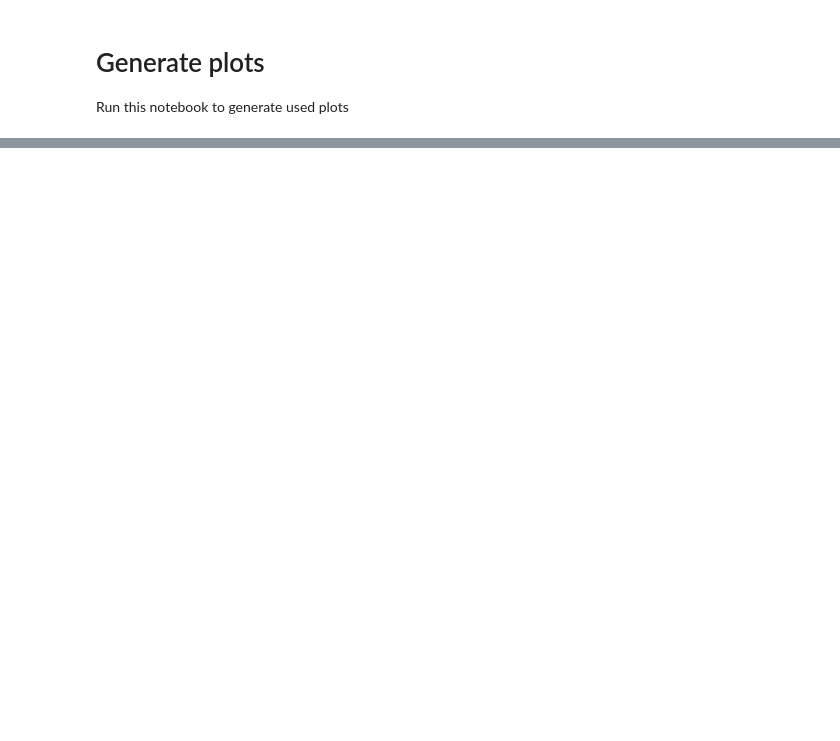
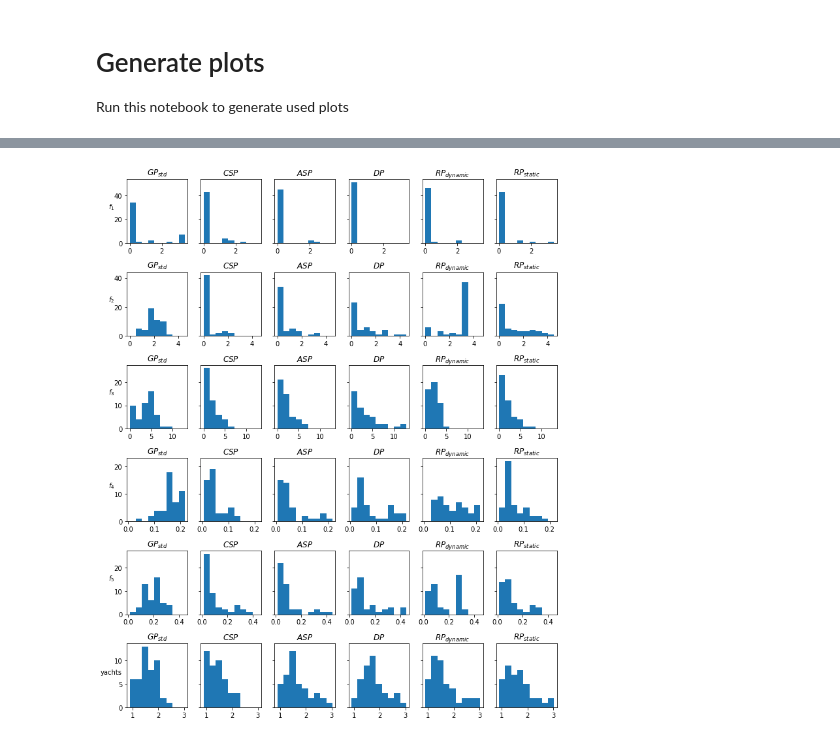
Before and after one commit to mayerja1/fpgp, a Jupyter notebook: notebooks/plot_maker.ipynb, the cells around one changed output, grey strips where cells are left out. Saved outputs shown, nothing was run; the diff lists cells and outputs as text; code cells hidden in the pictures; blank space fills up the shorter version.

```diff
--- a/notebooks/plot_maker.ipynb
+++ b/notebooks/plot_maker.ipynb
@@ -98,0 +144,16 @@ plt.savefig('plots/f2_failed_run.pdf')
+# %%
+fig, axs = plt.subplots(nrows=3, ncols=2)
+for ax, i in zip((a for row in axs for a in row), range(1, 6)):
+    if i == 1:
+        x=np.linspace(-5, 5, 200)
+        y=1.5*(x**2)-x**3
+        ax.plot(x,y)
+        ax.set_title(f'$f_{i}$')
+        continue
+    data = np.load('../datasets/f' + str(i) + '.npz')
+    ax.plot(data['trn'][:, :-1], data['trn'][:, -1])
+    ax.set_title(f'$f_{i}$')
+fig.subplots_adjust(hspace=0.3)
+fig.set_size_inches(10, 10)
+fig.delaxes(axs[2][1])
+plt.savefig('../plots/used_functions.pdf')
@@ -98,0 +171,32 @@ plt.savefig('plots/f2_failed_run.pdf')
+# %%
+fig, axs = plt.subplots(nrows=len(benchmarks), ncols=6, sharey='row', figsize=(10, 12))
+num_bins = 10
+for row, b in zip(axs, benchmarks):
+    title = os.path.basename(b)
+    try:
+        i = int(title[1])
+        title = f'$f_{i}$'
+    except:
+        ...
+    logs, names = utils.get_results(b)
+    logs = reorder(logs, [1, 0, 2, 3, 4, 5])
+    names = reorder(names, [1, 0, 2, 3, 4, 5])
+    l_names = plotting_tools.names_to_latex(names)
+    fs = []
+    for ll in logs:
+        fs.append(np.array([l['logbook'].select('test_set_f')[-1] for l in ll]))
+    min_ = np.min(np.concatenate([f[f < np.quantile(f, 0.9)] for f in fs]))
+    max_ = np.max(np.concatenate([f[f < np.quantile(f, 0.9)] for f in fs]))
+    labelset = False
+    for ax, n, f in zip(row, l_names, fs):
+        if not labelset:
+            ax.set_ylabel(title, rotation=0)
+            labelset = True
+        ax.hist(f, bins=np.linspace(min_, max_, num_bins))
+        ax.set_title(n)
+
+plt.tight_layout()
+#plt.show()
+plt.savefig('../plots/1e7evals_hist.pdf')
+# %% [output]
+[figure, added]
```
Also changed, not shown: parts of 10 cells of this notebook, 3 other files.
